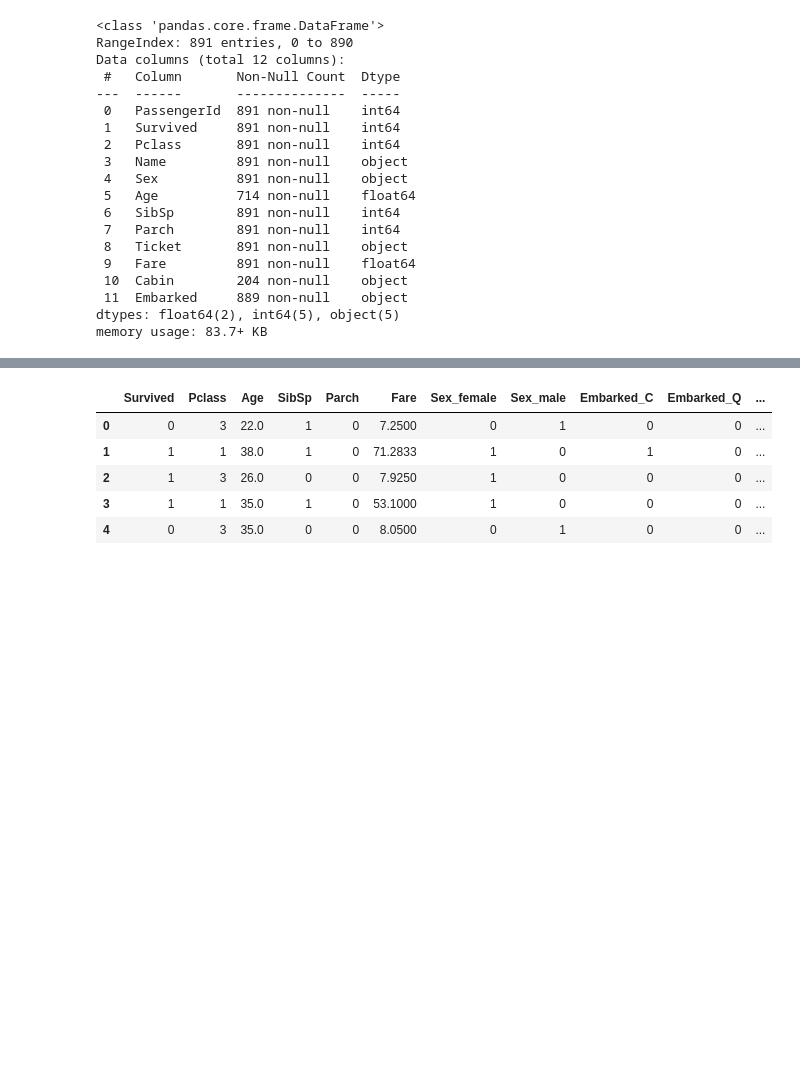
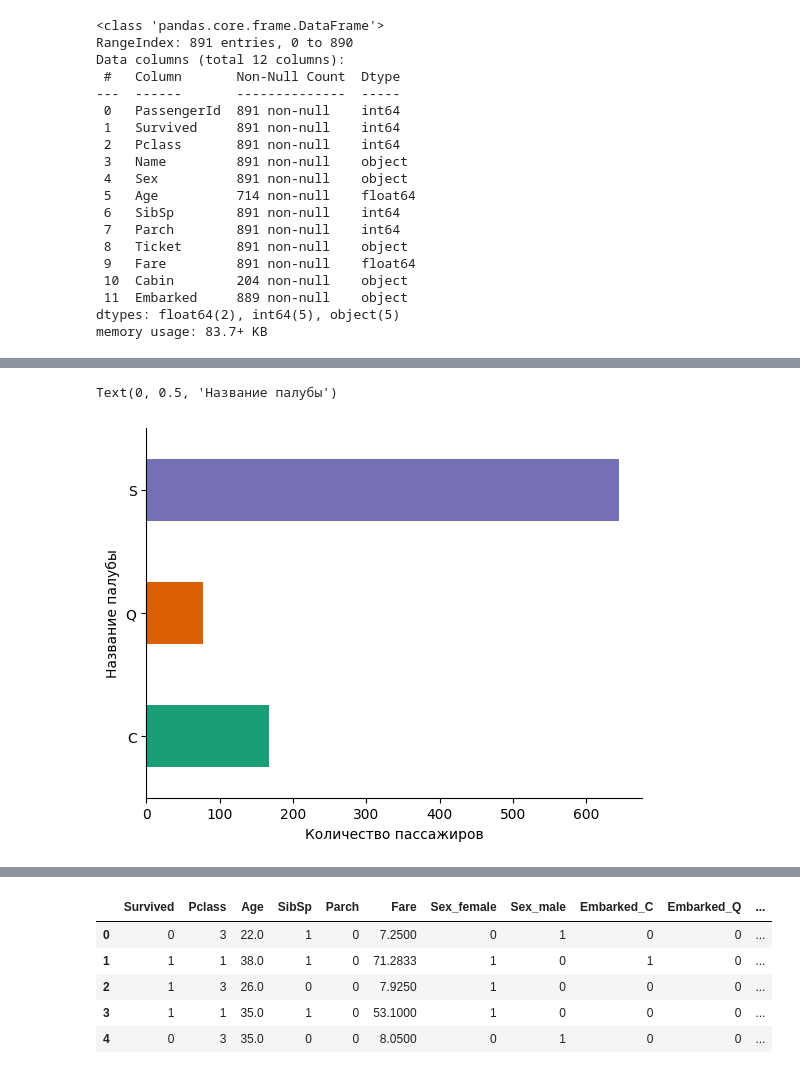
Before and after one commit to OVP2023/ML, a Jupyter notebook: quality_date_dz.ipynb, the cells around one changed output, grey strips where cells are left out. Drawn from its saved outputs; the diff is of its cells as text; code cells hidden in the pictures; blank space fills up the shorter version.

```diff
--- a/quality_date_dz.ipynb
+++ b/quality_date_dz.ipynb
@@ -99,0 +102,9 @@ memory usage: 83.7+ KB
+# %%
+#визуально анализируем признак количество пассажиров по палубам
+df.groupby('Embarked').size().plot(kind='barh', color=sns.palettes.mpl_palette('Dark2'))
+plt.gca().spines[['top', 'right',]].set_visible(False)
+plt.xlabel("Количество пассажиров")
+plt.ylabel("Название палубы")
+# %% [output]
+Text(0, 0.5, 'Название палубы')
+[figure, added]
```
Also changed, not shown: parts of 8 cells of this notebook.
